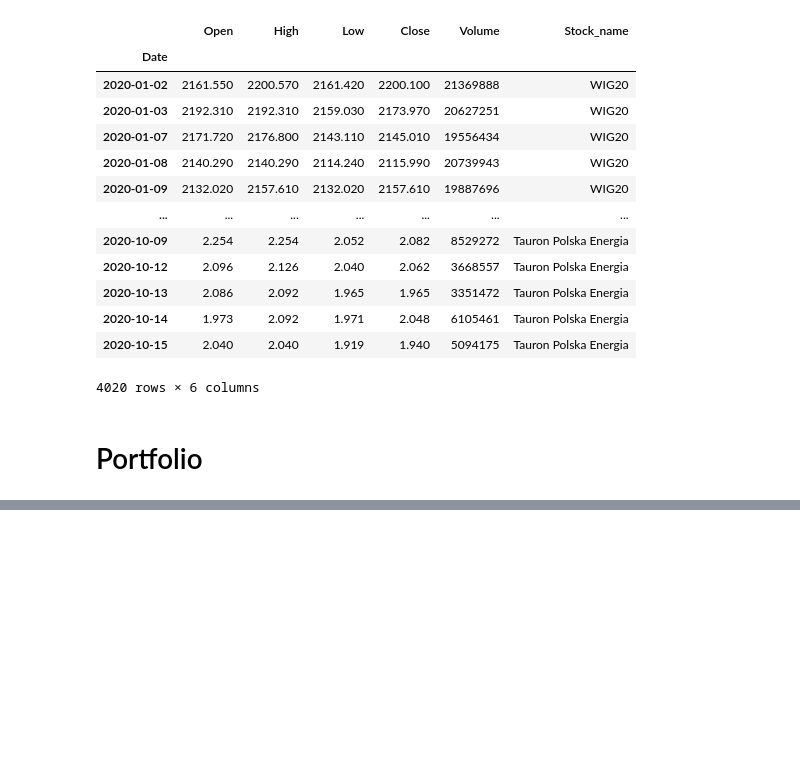
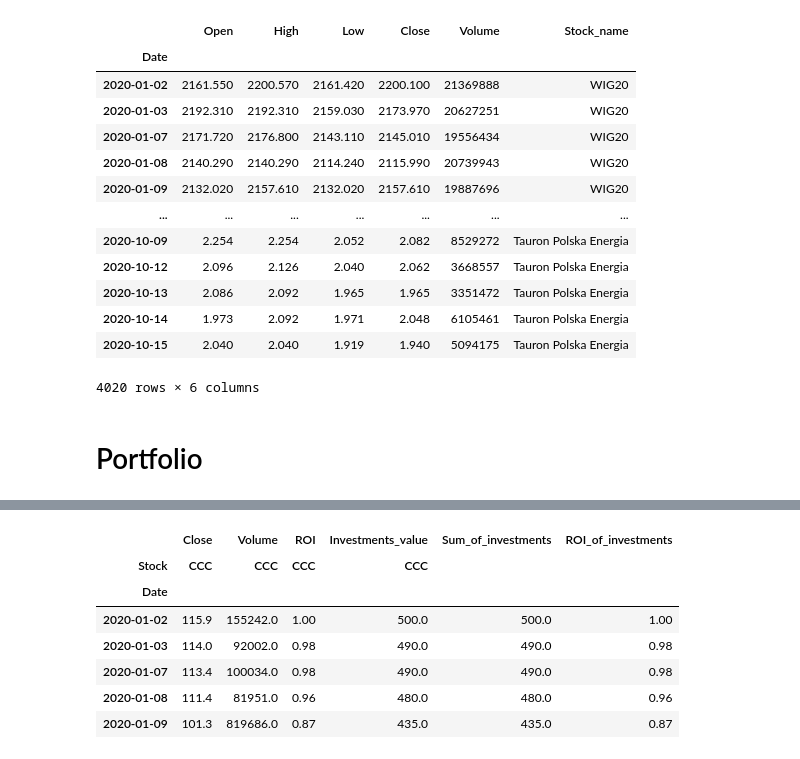
Before and after one commit to MazonSzymon/Project_COVID_portfolio, a Jupyter notebook: project_v1.ipynb, the cells around one changed output, grey strips where cells are left out. Drawn from its saved outputs; the diff is of its cells as text; code cells hidden in the pictures; blank space fills up the shorter version.

```diff
--- a/project_v1.ipynb
+++ b/project_v1.ipynb
@@ -70,0 +72,16 @@ def WIG20_frame(start_date,end_date):
+# %%
+def preparing_portfolio(total_investments,stocks):
+
+  #Get data to stock
+  def get_frame(stock):
+    return WIG20_by_stocks.get_group(stock)
+
+  stocks_data = map(get_frame,stocks)
+  df = pd.concat(stocks_data, keys = stocks, names= ['Stock','Date'])
+  df = df.reset_index().pivot(index='Date',columns = 'Stock', values = ['Close','Volume'])
+  portfolio_change = (1 + df[['Close']].pct_change()).cumprod().fillna(1).round(2).rename(columns = {'Close' : 'ROI'})
+  investment_value = portfolio_change.multiply(total_investments).rename(columns = {'ROI' : 'Investments_value'})
+  investment_value['Sum_of_investments'] = investment_value.sum(axis=1)
+  portfolio_value = pd.concat([df,portfolio_change,investment_value], axis = 1)
+  portfolio_value['ROI_of_investments'] = (1 + portfolio_value[['Sum_of_investments']].pct_change()).cumprod().fillna(1).round(2)
+  return portfolio_value
@@ -142,16 +238,0 @@ def relative_change(data):
-# %%
-def preparing_portfolio(total_investment, stock):
-
-  #Downloading data
-  portfolio = WIG20_by_stocks.get_group(stock)
-
-  #Our portfolio
-  portfolio_change = (1 + portfolio['Close'].pct_change()).cumprod().fillna(1).to_frame()
-  portfolio_value = portfolio_change.multiply(total_investment).round(2).rename(columns = {'Close' : 'Value_of_investment'})
-  portfolio_value['Close'] = portfolio['Close'].round(2)
-  portfolio_value['Volume'] = portfolio['Volume'].round(2)
-  portfolio_value['ROI'] = (1 + portfolio['Close'].pct_change()).cumprod().fillna(1).round(2)
-  portfolio_value['Stock_name'] = portfolio['Stock_name'].values[0]
-
-
-  return   portfolio_value
@@ -340,0 +326,11 @@ Rate of investment is 9.4 %
+# %%
+my_portfolio.head()
+# %% [output]
+|  | Close | Volume | ROI | Investments_value | Sum_of_investments | ROI_of_investments |
+| Stock | CCC | CCC | CCC | CCC |  |  |
+| Date |  |  |  |  |  |  |
+| 2020-01-02 | 115.9 | 155242.0 | 1.00 | 500.0 | 500.0 | 1.00 |
+| 2020-01-03 | 114.0 | 92002.0 | 0.98 | 490.0 | 490.0 | 0.98 |
+| 2020-01-07 | 113.4 | 100034.0 | 0.98 | 490.0 | 490.0 | 0.98 |
+| 2020-01-08 | 111.4 | 81951.0 | 0.96 | 480.0 | 480.0 | 0.96 |
+| 2020-01-09 | 101.3 | 819686.0 | 0.87 | 435.0 | 435.0 | 0.87 |
```
Also changed, not shown: parts of 28 cells of this notebook.
